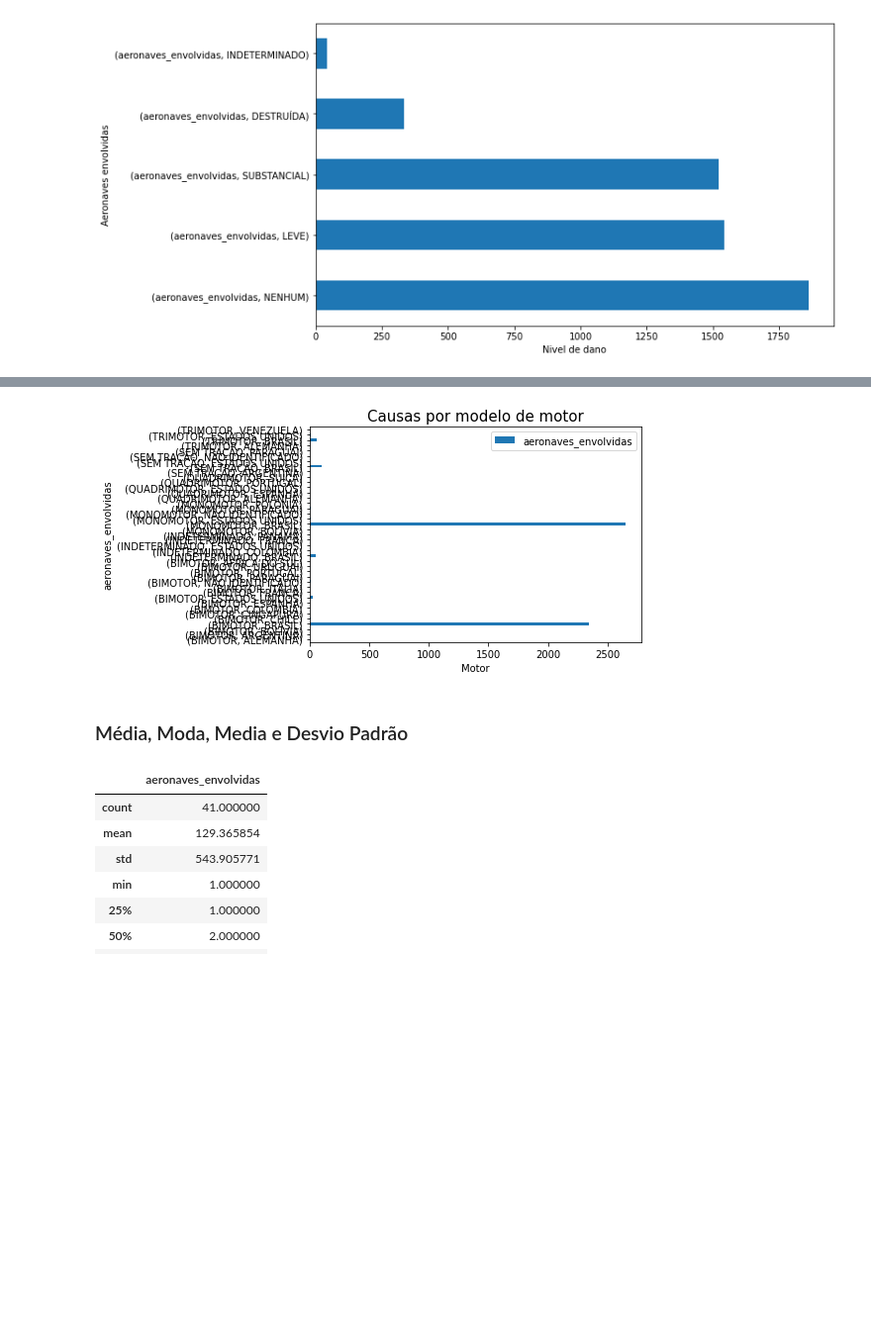
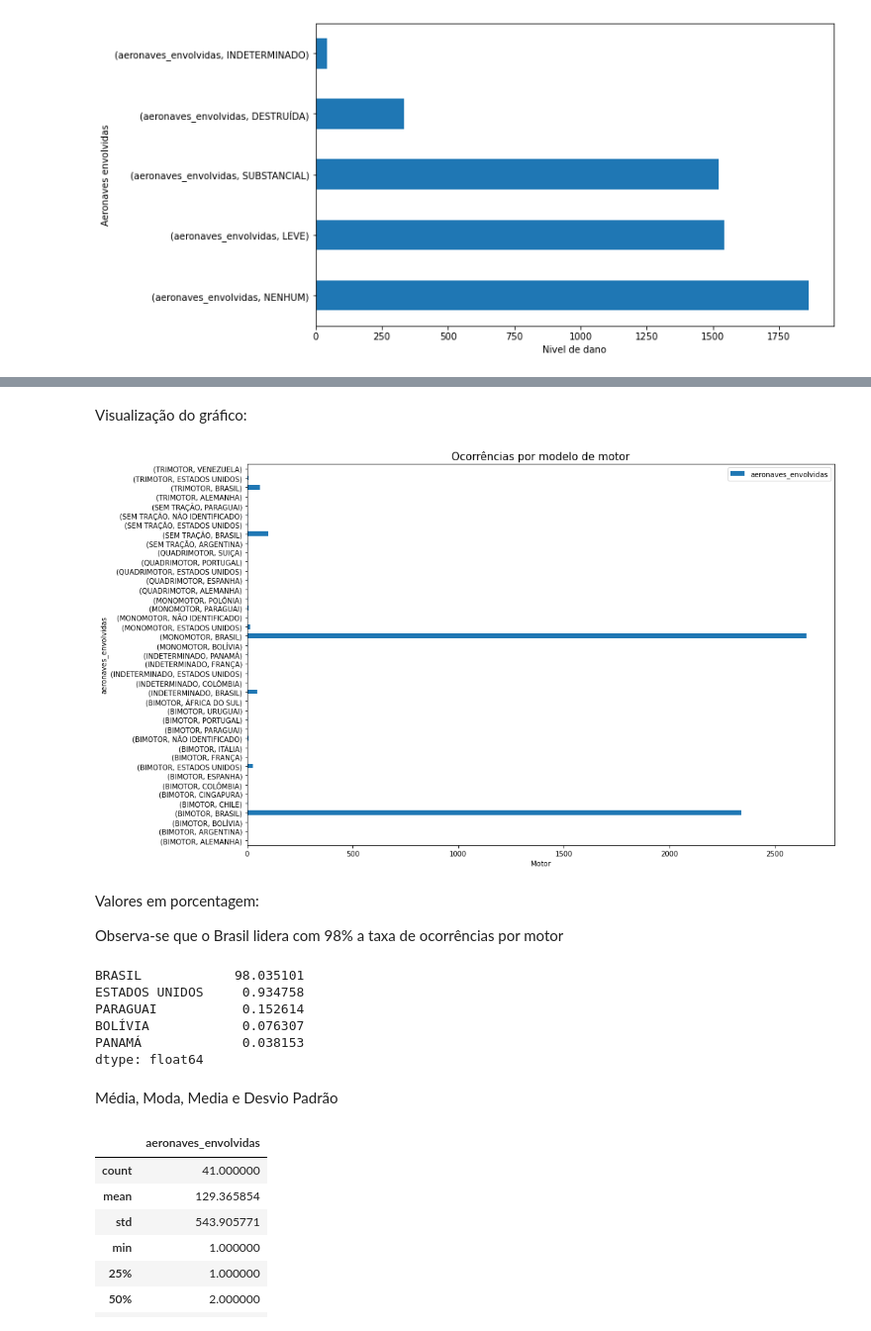
Before and after one commit to diogo-agb/analise-dados-acidentes-aereos, a Jupyter notebook: projeto-analise-dados.ipynb, the cells around one changed output, grey strips where cells are left out. Shown at 99% size. Drawn from its saved outputs; the diff is of its cells as text; code cells hidden in the pictures; blank space fills up the shorter version.

```diff
--- a/projeto-analise-dados.ipynb
+++ b/projeto-analise-dados.ipynb
@@ -31,5 +72,5 @@ import plotly.express as px
 from matplotlib.pyplot import figure, show
 from seaborn import countplot
 %matplotlib inline
-acidentes_aereos = pd.read_excel('/content/drive/MyDrive/CENIPA/ocorrencias_cenipa.xlsx')
+acidentes_aereos = pd.read_excel('/content/ocorrencias_cenipa.xlsx')
 acidentes_aereos.head()
@@ -318,17 +252,42 @@ dados_acidentes_cats_ohe = one_hot_enc.fit_transform(acidentes_aereos)
 dados_acidentes_tratado=orc_enc.fit_transform(dados_acidentes_cats_ohe)
 # %%
 quantidade_de_motor = acidentes_aereos[['aeronave_motor_quantidade', 'aeronaves_envolvidas','aeronave_pais_fabricante']].groupby(['aeronave_motor_quantidade','aeronave_pais_fabricante'], as_index = True).sum()
+# %% [markdown]
+Visualização do gráfico:
 # %%
 quantidade_de_motor.plot(kind='barh')
 plt.rcParams['figure.figsize'] = (15,10)
-plt.title('Causas por modelo de motor', fontdict={'fontsize': 15})
+plt.title('Ocorrências por modelo de motor', fontdict={'fontsize': 15})
 plt.xlabel('Motor')
 plt.ylabel('aeronaves_envolvidas')
 plt.show()
 # %% [output]
-[figure, old version]
+[figure, new version]
+# %% [markdown]
+Valores em porcentagem:
+
+Observa-se que o Brasil lidera com 98% a taxa de ocorrências por motor
+# %%
+acidentes_aereos_fab = {}
+
+for acda in acidentes_aereos['aeronave_pais_fabricante'].unique():
+
+    acidentes_aereos_fab[acda] = (acidentes_aereos['aeronave_pais_fabricante'][
+                               acidentes_aereos['aeronave_pais_fabricante'] == acda
+                                ].count()  /acidentes_aereos['aeronave_pais_fabricante'].count())*100
+
+fabricante_acda = pd.Series(acidentes_aereos_fab)
+
+fabricante_acda.head()
+# %% [output]
+BRASIL            98.035101
+ESTADOS UNIDOS     0.934758
+PARAGUAI           0.152614
+BOLÍVIA            0.076307
+PANAMÁ             0.038153
+dtype: float64
 # %% [markdown]
-### Média, Moda, Media e Desvio Padrão
+Média, Moda, Media e Desvio Padrão
 # %%
 quantidade_de_motor.describe()
 # %% [output]
```
Also changed, not shown: parts of 60 cells of this notebook.
